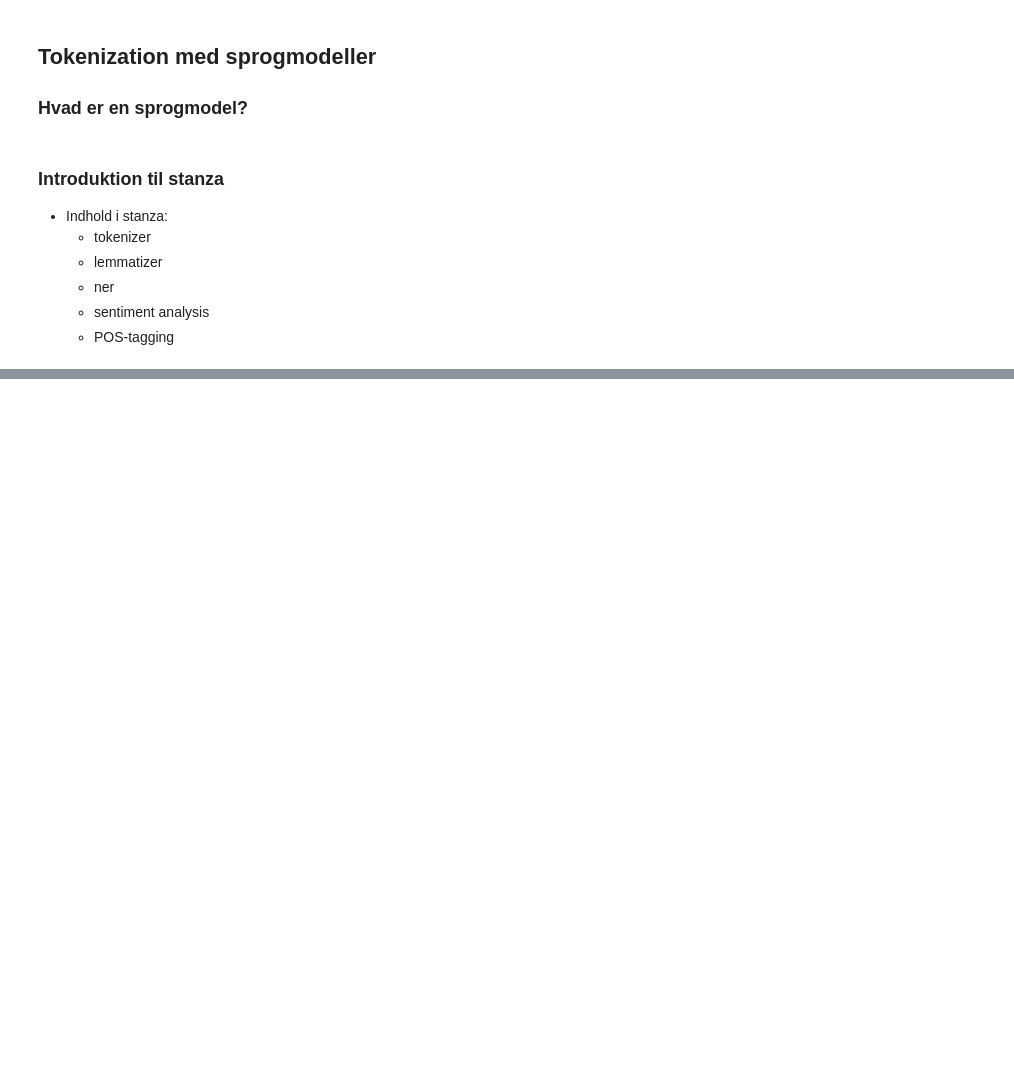
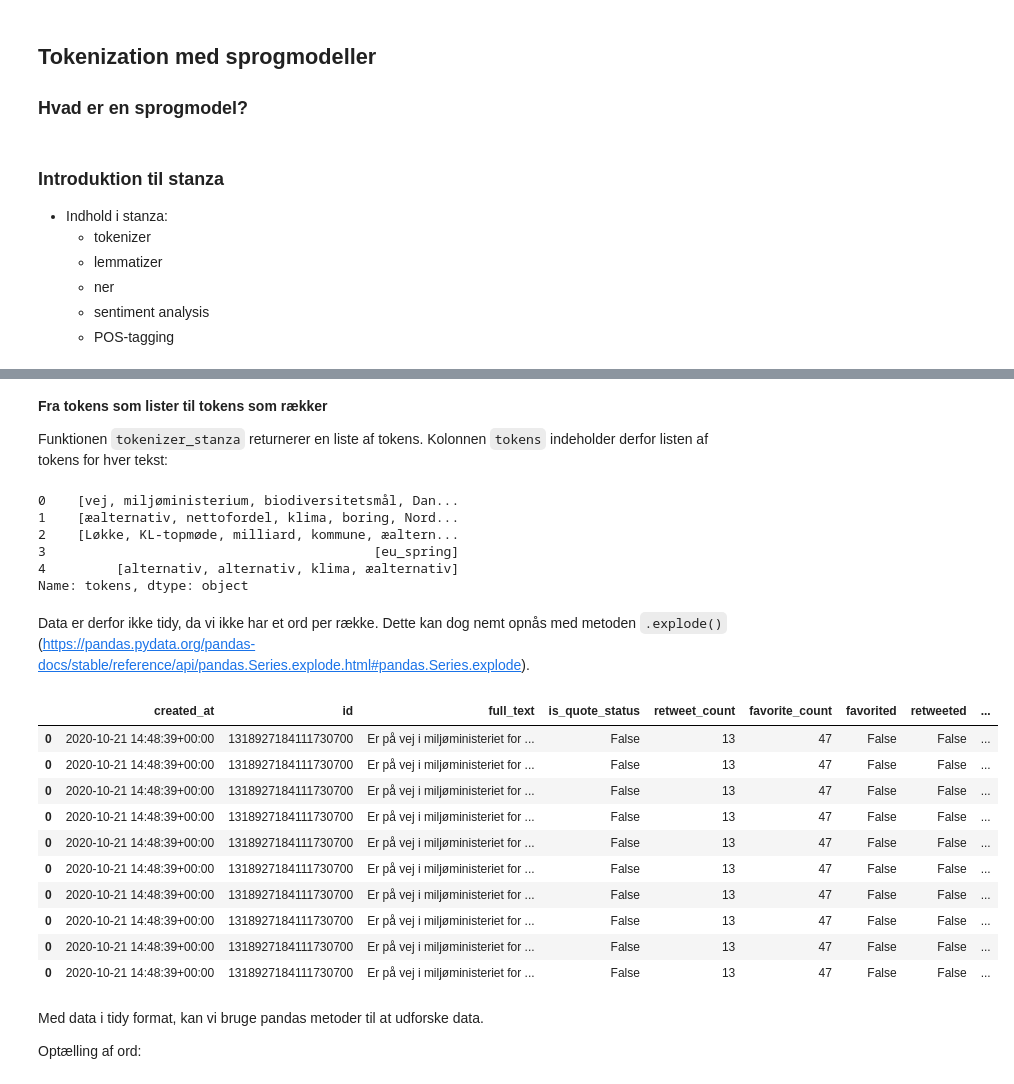
Before and after one commit to CALDISS-AAU/course_ndms-I, a Jupyter notebook: notebooks/05_text-as-data.ipynb, the cells around one changed output, grey strips where cells are left out. Drawn from its saved outputs; the diff is of its cells as text; code cells hidden in the pictures; blank space fills up the shorter version.

```diff
--- a/notebooks/05_text-as-data.ipynb
+++ b/notebooks/05_text-as-data.ipynb
@@ -527,0 +549,4 @@ post = reddit_df.loc[503, 'post_selftext']
+# %%
+for sentence in doc.sentences:
+    for word in sentence.words:
+        print(word.lemma)
@@ -527,0 +573,4 @@ post = reddit_df.loc[503, 'post_selftext']
+# %%
+for sentence in doc.sentences:
+    for word in sentence.words:
+        print(word.text + ", " + word.pos)
@@ -527,0 +796,35 @@ post = reddit_df.loc[503, 'post_selftext']
+# %% [markdown]
+**Fra tokens som lister til tokens som rækker**
+
+Funktionen `tokenizer_stanza` returnerer en liste af tokens. Kolonnen `tokens` indeholder derfor listen af tokens for hver tekst:
+# %%
+tweets_df['tokens'].head()
+# %% [output]
+0    [vej, miljøministerium, biodiversitetsmål, Dan...
+1    [æalternativ, nettofordel, klima, boring, Nord...
+2    [Løkke, KL-topmøde, milliard, kommune, æaltern...
+3                                          [eu_spring]
+4         [alternativ, alternativ, klima, æalternativ]
+Name: tokens, dtype: object
+# %% [markdown]
+Data er derfor ikke tidy, da vi ikke har et ord per række. Dette kan dog nemt opnås med metoden `.explode()` (https://pandas.pydata.org/pandas-docs/stable/reference/api/pandas.Series.explode.html#pandas.Series.explode).
+# %%
+tweets_df_tidy = tweets_df.explode('tokens')
+
+tweets_df_tidy.head(10)
+# %% [output]
+|  | created_at | id | full_text | is_quote_status | retweet_count | favorite_count | favorited | retweeted | ... |
+| 0 | 2020-10-21 14:48:39+00:00 | 1318927184111730700 | Er på vej i miljøministeriet for ... | False | 13 | 47 | False | False | ... |
+| 0 | 2020-10-21 14:48:39+00:00 | 1318927184111730700 | Er på vej i miljøministeriet for ... | False | 13 | 47 | False | False | ... |
+| 0 | 2020-10-21 14:48:39+00:00 | 1318927184111730700 | Er på vej i miljøministeriet for ... | False | 13 | 47 | False | False | ... |
+| 0 | 2020-10-21 14:48:39+00:00 | 1318927184111730700 | Er på vej i miljøministeriet for ... | False | 13 | 47 | False | False | ... |
+| 0 | 2020-10-21 14:48:39+00:00 | 1318927184111730700 | Er på vej i miljøministeriet for ... | False | 13 | 47 | False | False | ... |
+| 0 | 2020-10-21 14:48:39+00:00 | 1318927184111730700 | Er på vej i miljøministeriet for ... | False | 13 | 47 | False | False | ... |
+| 0 | 2020-10-21 14:48:39+00:00 | 1318927184111730700 | Er på vej i miljøministeriet for ... | False | 13 | 47 | False | False | ... |
+| 0 | 2020-10-21 14:48:39+00:00 | 1318927184111730700 | Er på vej i miljøministeriet for ... | False | 13 | 47 | False | False | ... |
+| 0 | 2020-10-21 14:48:39+00:00 | 1318927184111730700 | Er på vej i miljøministeriet for ... | False | 13 | 47 | False | False | ... |
+| 0 | 2020-10-21 14:48:39+00:00 | 1318927184111730700 | Er på vej i miljøministeriet for ... | False | 13 | 47 | False | False | ... |
+# %% [markdown]
+Med data i tidy format, kan vi bruge pandas metoder til at udforske data.
+
+Optælling af ord:
```
Also changed, not shown: parts of 91 cells of this notebook, 2 other files.
